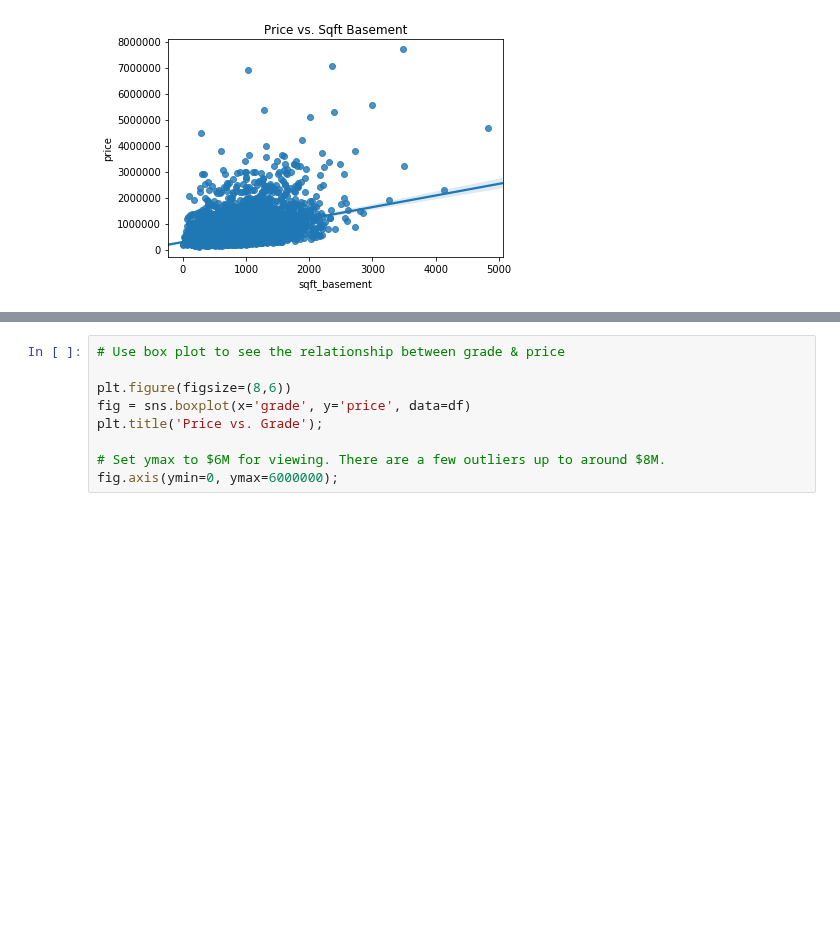
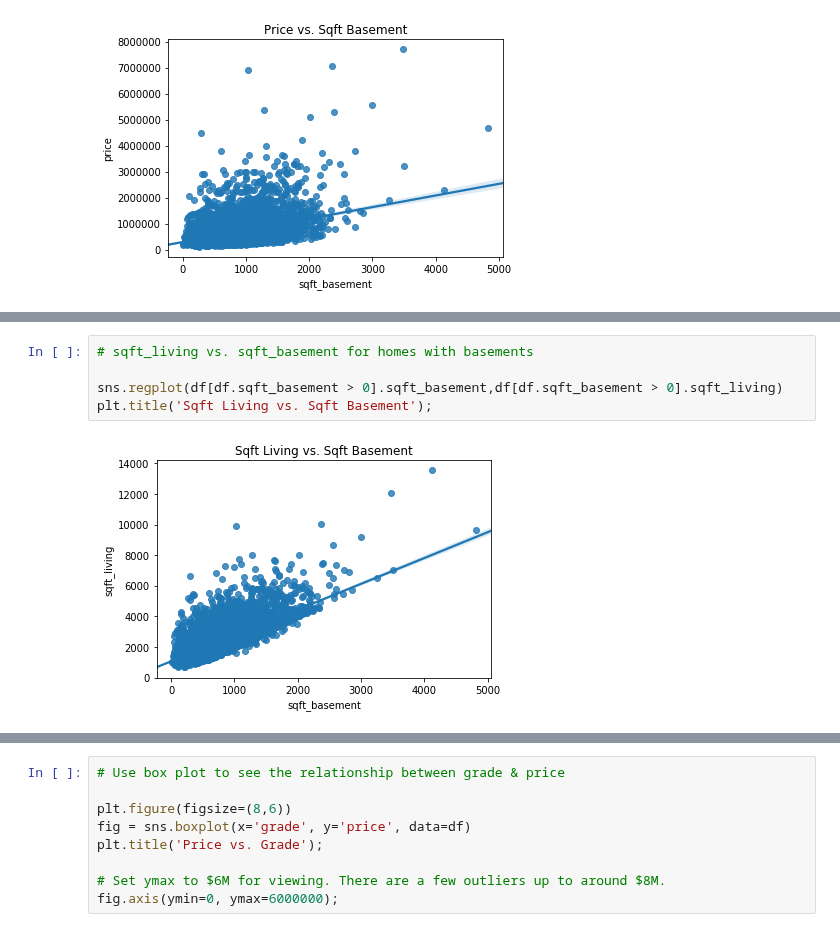
Before and after one commit to JessicaFB/Flipping-Houses-Strategy, a Jupyter notebook: student.ipynb, the cells around one changed output, grey strips where cells are left out. Cells and saved outputs as stored; diff of their text form; blank space fills up the shorter version.

```diff
--- a/student.ipynb
+++ b/student.ipynb
@@ -266,0 +256,7 @@ plt.title('Price vs. Sqft Basement');
+# %%
+# sqft_living vs. sqft_basement for homes with basements
+
+sns.regplot(df[df.sqft_basement > 0].sqft_basement,df[df.sqft_basement > 0].sqft_living)
+plt.title('Sqft Living vs. Sqft Basement');
+# %% [output]
+[figure, added]
```
Also changed, not shown: parts of 40 cells of this notebook.
